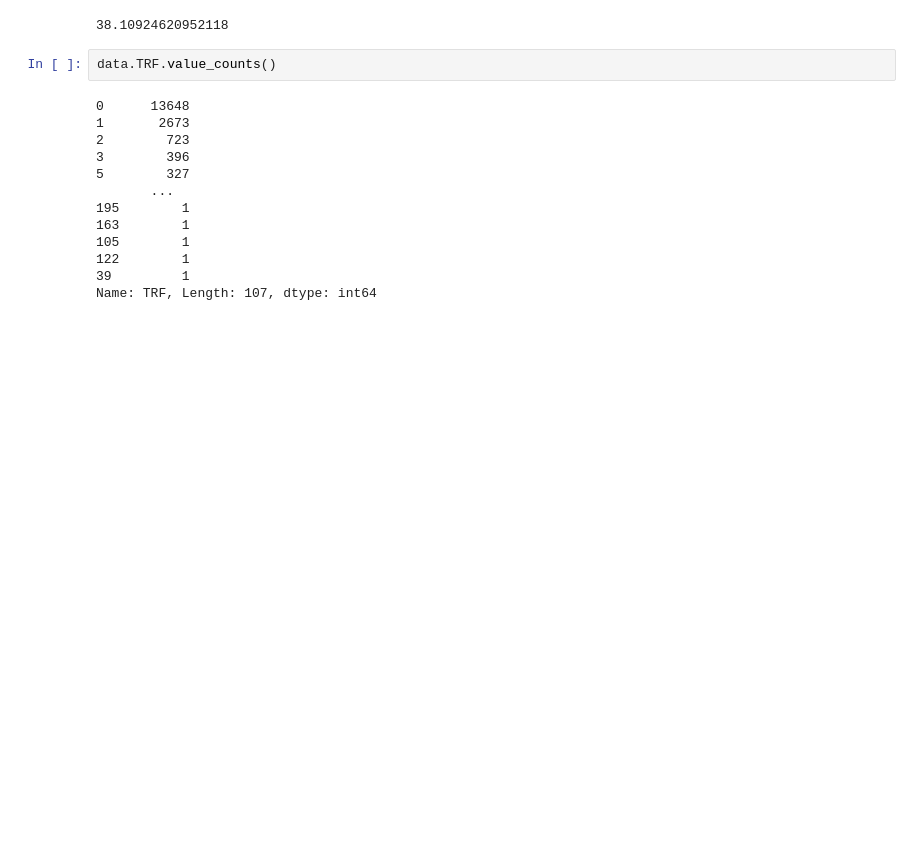
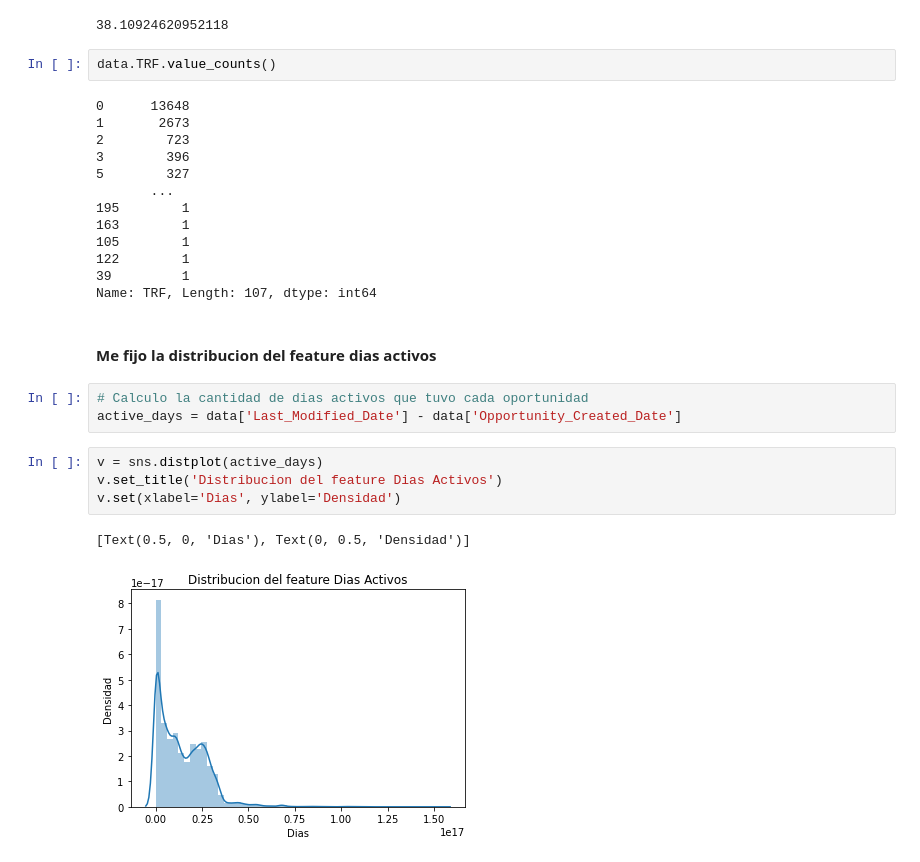
Before and after one commit to CeciliaRoldan/Pycantes, a Jupyter notebook: notebooks/normalizando_features_numericos.ipynb, the cells around one changed output. Cells and saved outputs as stored; diff of their text form; blank space fills up the shorter version.

```diff
--- a/notebooks/normalizando_features_numericos.ipynb
+++ b/notebooks/normalizando_features_numericos.ipynb
@@ -571,3 +569,15 @@ data.TRF.value_counts()
 122        1
 39         1
 Name: TRF, Length: 107, dtype: int64
+# %% [markdown]
+#### Me fijo la distribucion del feature dias activos
+# %%
+# Calculo la cantidad de dias activos que tuvo cada oportunidad
+active_days = data['Last_Modified_Date'] - data['Opportunity_Created_Date']
+# %%
+v = sns.distplot(active_days)
+v.set_title('Distribucion del feature Dias Activos')
+v.set(xlabel='Dias', ylabel='Densidad')
+# %% [output]
+[Text(0.5, 0, 'Dias'), Text(0, 0.5, 'Densidad')]
+[figure, added]
```
Also changed, not shown: parts of 20 cells of this notebook, 17 other files.
